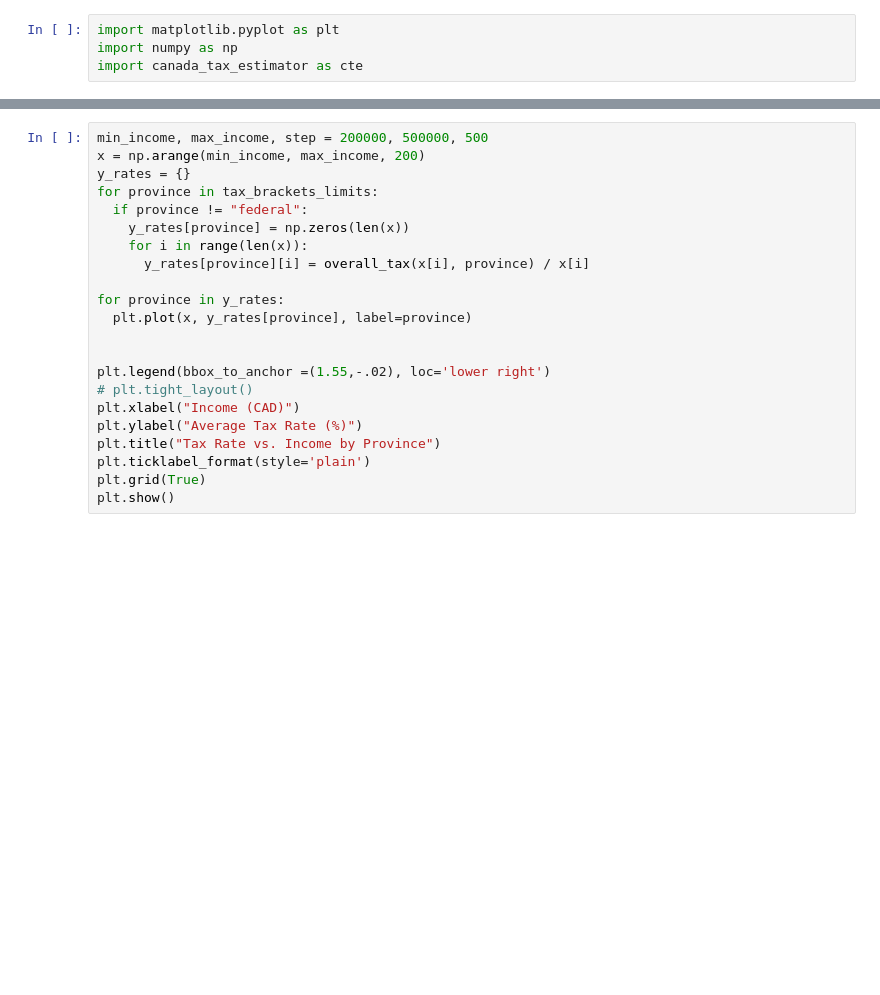
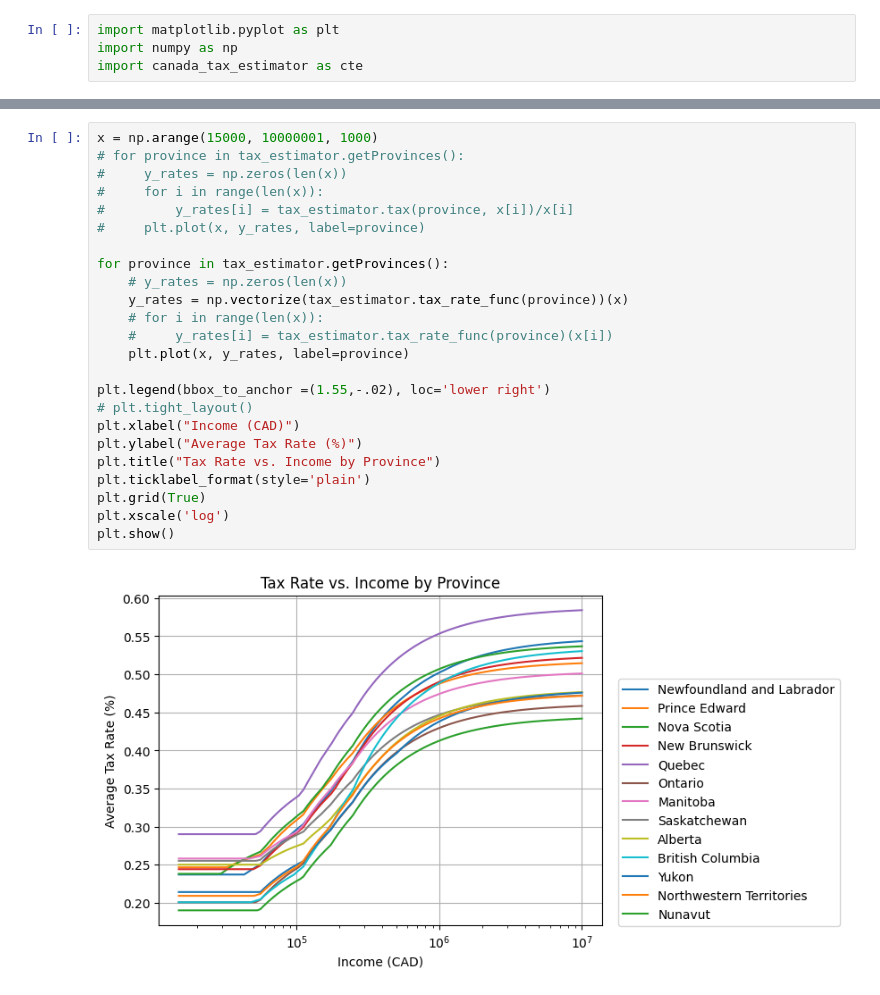
Before and after one commit to jdsermu1/canada-tax-charts, a Jupyter notebook: provincial_comparisson.ipynb, the cells around one changed output, grey strips where cells are left out. Saved outputs shown, nothing was run; the diff lists cells and outputs as text; blank space fills up the shorter version.

```diff
--- a/provincial_comparisson.ipynb
+++ b/provincial_comparisson.ipynb
@@ -48,22 +20,26 @@ provincial_ctes = {}
 # %%
-min_income, max_income, step = 200000, 500000, 500
-x = np.arange(min_income, max_income, 200)
-y_rates = {}
-for province in tax_brackets_limits:
-  if province != "federal":
-    y_rates[province] = np.zeros(len(x))
-    for i in range(len(x)):
-      y_rates[province][i] = overall_tax(x[i], province) / x[i]
+x = np.arange(15000, 10000001, 1000)
+# for province in tax_estimator.getProvinces():
+#     y_rates = np.zeros(len(x))
+#     for i in range(len(x)):
+#         y_rates[i] = tax_estimator.tax(province, x[i])/x[i]
+#     plt.plot(x, y_rates, label=province)
 
-for province in y_rates:
-  plt.plot(x, y_rates[province], label=province)
-
+for province in tax_estimator.getProvinces():
+    # y_rates = np.zeros(len(x))
+    y_rates = np.vectorize(tax_estimator.tax_rate_func(province))(x)
+    # for i in range(len(x)):
+    #     y_rates[i] = tax_estimator.tax_rate_func(province)(x[i])
+    plt.plot(x, y_rates, label=province)
 
 plt.legend(bbox_to_anchor =(1.55,-.02), loc='lower right')
 # plt.tight_layout()
 plt.xlabel("Income (CAD)")
 plt.ylabel("Average Tax Rate (%)")
 plt.title("Tax Rate vs. Income by Province")
 plt.ticklabel_format(style='plain')
 plt.grid(True)
+plt.xscale('log')
 plt.show()
+# %% [output]
+[figure, added]
```
Also changed, not shown: parts of 1 cell of this notebook, 4 other files.
